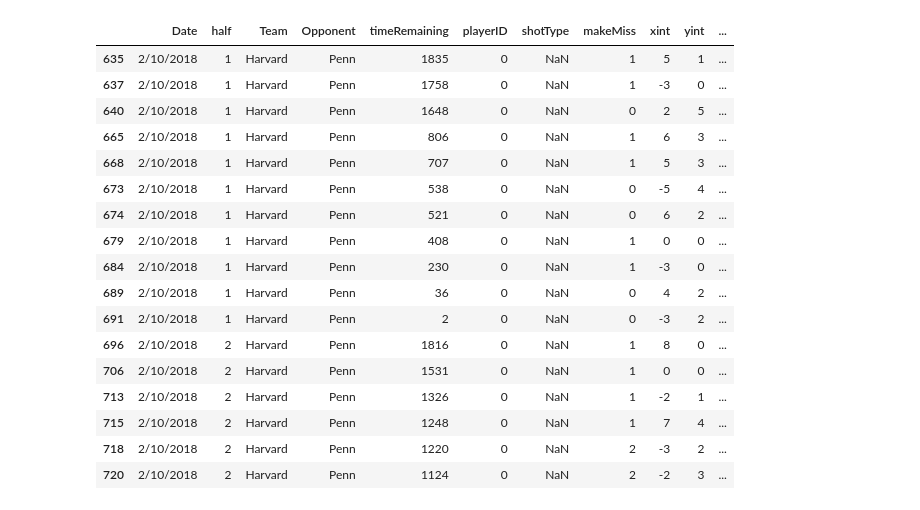
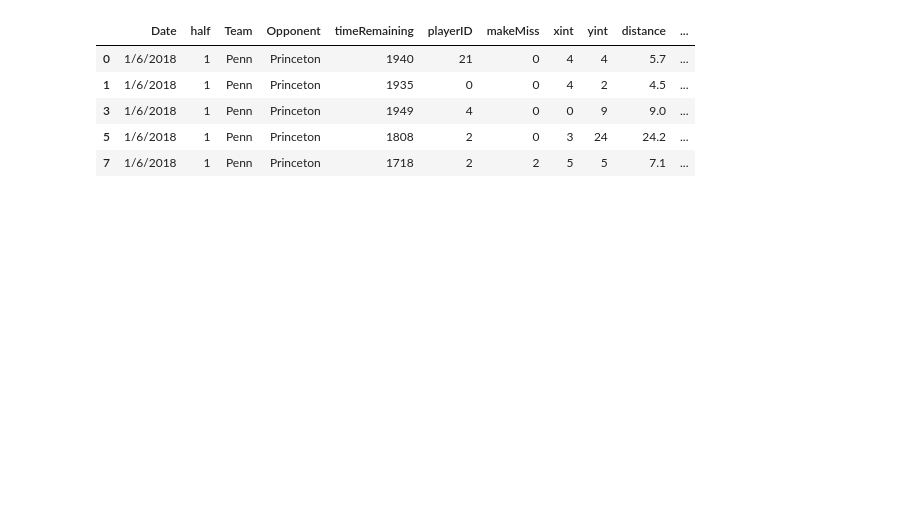
Before and after one commit to whitakk/IvyShots, a Jupyter notebook: shot chart - ivy.ipynb, the cells around one changed output. Cells and saved outputs as stored; diff of their text form; code cells hidden in the pictures; blank space fills up the shorter version.

```diff
--- a/shot chart - ivy.ipynb
+++ b/shot chart - ivy.ipynb
@@ -9,12 +9,12 @@ import re
 from matplotlib.patches import Circle, Rectangle, Arc
 # %%
 ###
-# INPUTS IN THIS CELL:
+# VARIABLE INPUTS IN THIS CELL:
 
 # Text data inputs:
 # NOTE: Use '*' to select all:
-date = "*"          # m/d/yyyy format
-team = "*"
+date = "1/6/2018"          # m/d/yyyy format
+team = "Penn"
 opponent = "*"
 
 # Number data inputs:
@@ -25,11 +25,10 @@ time_max = -1      # mmss format, max time remaining in selected half(s)
 distance_min = -1  # min shot distance in feet
 distance_max = -1  # max shot distance in feet
 
-
 # Image inputs:
-label = "all"  # team or player name (for graph label)
-title = "All Ivy shots"  # chart title
-output = 'imgs/all_test.jpg'  # output file
+label = "Penn"  # team or player name (for graph label)
+title = "Penn shooting vs Princeton"  # chart title
+output = 'imgs/example.jpg'  # output file
 
 ###
 # %%
@@ -38,7 +37,7 @@ make_colors = {'Brown': '#734d26', 'Columbia':'#3366ff', 'Cornell': '#ff0000', '
 foul_colors = {'Brown': '#d2a679', 'Columbia':'#99ccff', 'Cornell': '#ff9999', 'Dartmouth': '#bbff33', 'Harvard':'#ff8080', 'Penn':'#ff8080', 'Princeton':'#ffcc99', 'Yale':'#8080ff', '*':'#bbff33'}
 # %%
 # static parameters:
-file_path = "ivyshots_2018.csv"
+file_path = "ivyshots_2018_selected.csv"
 make_color = make_colors[team]
 foul_color = foul_colors[team]
 # %%
@@ -181,21 +180,9 @@ plt.show()
 # %%
-shots_df   # for inspection
+shots_df.head()   # for inspection
 # %% [output]
-|  | Date | half | Team | Opponent | timeRemaining | playerID | shotType | makeMiss | xint | yint | ... |
-| 635 | 2/10/2018 | 1 | Harvard | Penn | 1835 | 0 | NaN | 1 | 5 | 1 | ... |
-| 637 | 2/10/2018 | 1 | Harvard | Penn | 1758 | 0 | NaN | 1 | -3 | 0 | ... |
-| 640 | 2/10/2018 | 1 | Harvard | Penn | 1648 | 0 | NaN | 0 | 2 | 5 | ... |
-| 665 | 2/10/2018 | 1 | Harvard | Penn | 806 | 0 | NaN | 1 | 6 | 3 | ... |
-| 668 | 2/10/2018 | 1 | Harvard | Penn | 707 | 0 | NaN | 1 | 5 | 3 | ... |
-| 673 | 2/10/2018 | 1 | Harvard | Penn | 538 | 0 | NaN | 0 | -5 | 4 | ... |
-| 674 | 2/10/2018 | 1 | Harvard | Penn | 521 | 0 | NaN | 0 | 6 | 2 | ... |
-| 679 | 2/10/2018 | 1 | Harvard | Penn | 408 | 0 | NaN | 1 | 0 | 0 | ... |
-| 684 | 2/10/2018 | 1 | Harvard | Penn | 230 | 0 | NaN | 1 | -3 | 0 | ... |
-| 689 | 2/10/2018 | 1 | Harvard | Penn | 36 | 0 | NaN | 0 | 4 | 2 | ... |
-| 691 | 2/10/2018 | 1 | Harvard | Penn | 2 | 0 | NaN | 0 | -3 | 2 | ... |
-| 696 | 2/10/2018 | 2 | Harvard | Penn | 1816 | 0 | NaN | 1 | 8 | 0 | ... |
-| 706 | 2/10/2018 | 2 | Harvard | Penn | 1531 | 0 | NaN | 1 | 0 | 0 | ... |
-| 713 | 2/10/2018 | 2 | Harvard | Penn | 1326 | 0 | NaN | 1 | -2 | 1 | ... |
-| 715 | 2/10/2018 | 2 | Harvard | Penn | 1248 | 0 | NaN | 1 | 7 | 4 | ... |
-| 718 | 2/10/2018 | 2 | Harvard | Penn | 1220 | 0 | NaN | 2 | -3 | 2 | ... |
-| 720 | 2/10/2018 | 2 | Harvard | Penn | 1124 | 0 | NaN | 2 | -2 | 3 | ... |
+|  | Date | half | Team | Opponent | timeRemaining | playerID | makeMiss | xint | yint | distance | ... |
+| 0 | 1/6/2018 | 1 | Penn | Princeton | 1940 | 21 | 0 | 4 | 4 | 5.7 | ... |
+| 1 | 1/6/2018 | 1 | Penn | Princeton | 1935 | 0 | 0 | 4 | 2 | 4.5 | ... |
+| 3 | 1/6/2018 | 1 | Penn | Princeton | 1949 | 4 | 0 | 0 | 9 | 9.0 | ... |
+| 5 | 1/6/2018 | 1 | Penn | Princeton | 1808 | 2 | 0 | 3 | 24 | 24.2 | ... |
+| 7 | 1/6/2018 | 1 | Penn | Princeton | 1718 | 2 | 2 | 5 | 5 | 7.1 | ... |
```
Also changed, not shown: parts of 1 cell of this notebook, 4 other files.
